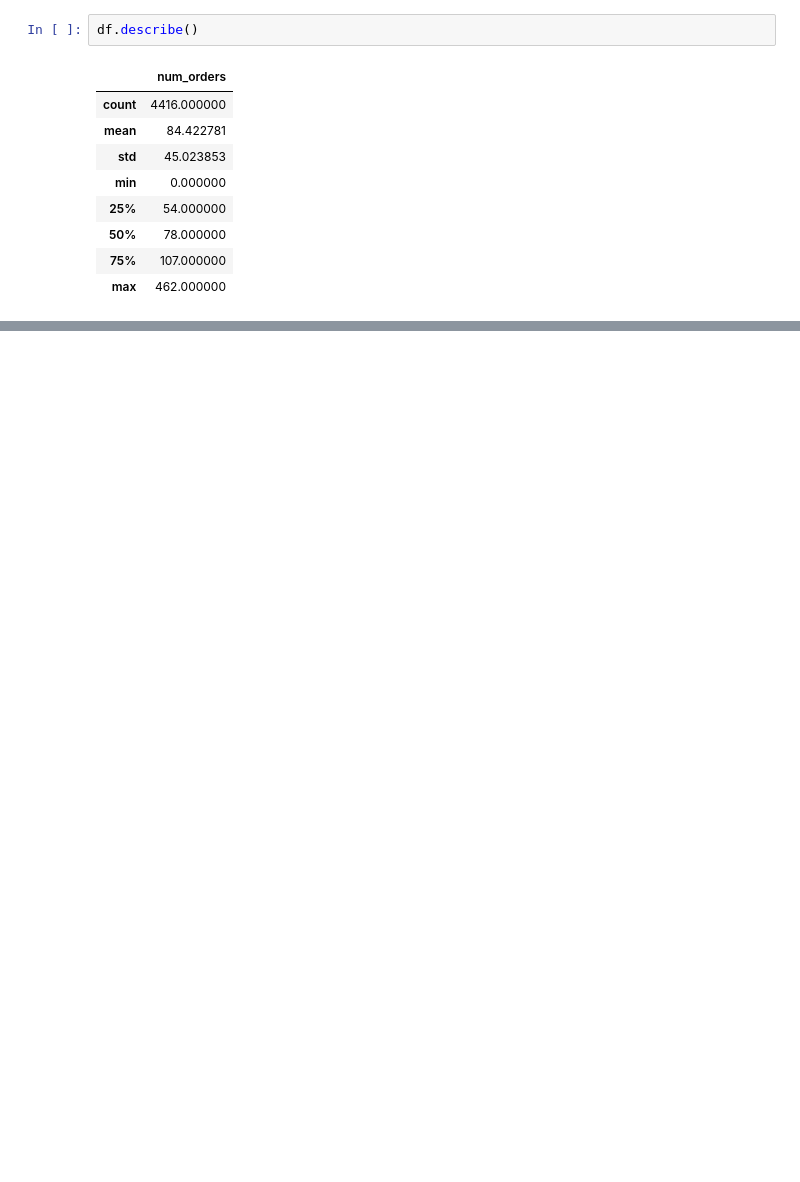
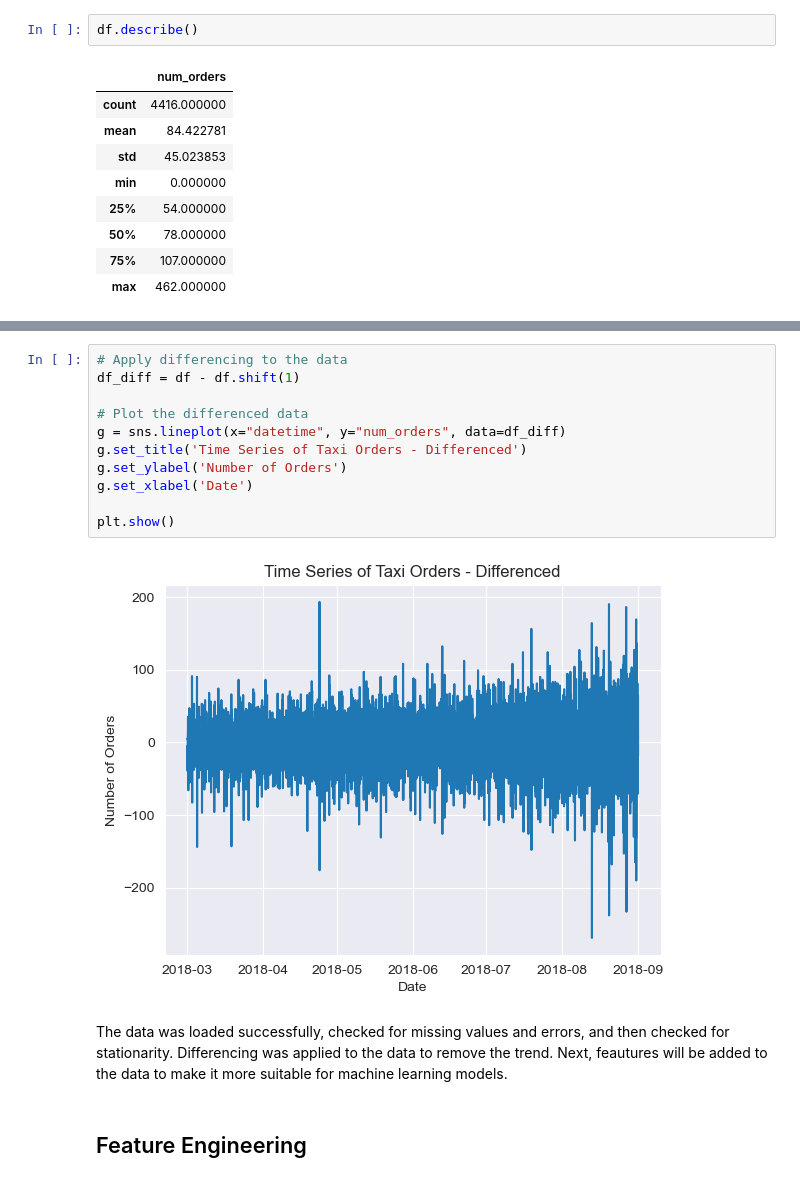
Before and after one commit to Jonathan-Smith-99/Sweet-Lift-Taxi-Time-Series-Prediction, a Jupyter notebook: sprint_13_time_series_taxi_orders_prediction.ipynb, the cells around one changed output, grey strips where cells are left out. Drawn from its saved outputs; the diff is of its cells as text; blank space fills up the shorter version.

```diff
--- a/sprint_13_time_series_taxi_orders_prediction.ipynb
+++ b/sprint_13_time_series_taxi_orders_prediction.ipynb
@@ -163,0 +120,17 @@ plt.show()
+# %%
+# Apply differencing to the data
+df_diff = df - df.shift(1)
+
+# Plot the differenced data
+g = sns.lineplot(x="datetime", y="num_orders", data=df_diff)
+g.set_title('Time Series of Taxi Orders - Differenced')
+g.set_ylabel('Number of Orders')
+g.set_xlabel('Date')
+
+plt.show()
+# %% [output]
+[figure, added]
+# %% [markdown]
+The data was loaded successfully, checked for missing values and errors, and then checked for stationarity. Differencing was applied to the data to remove the trend. Next, feautures will be added to the data to make it more suitable for machine learning models.
+# %% [markdown]
+## Feature Engineering
```
Also changed, not shown: parts of 50 cells of this notebook, 1 other file.
